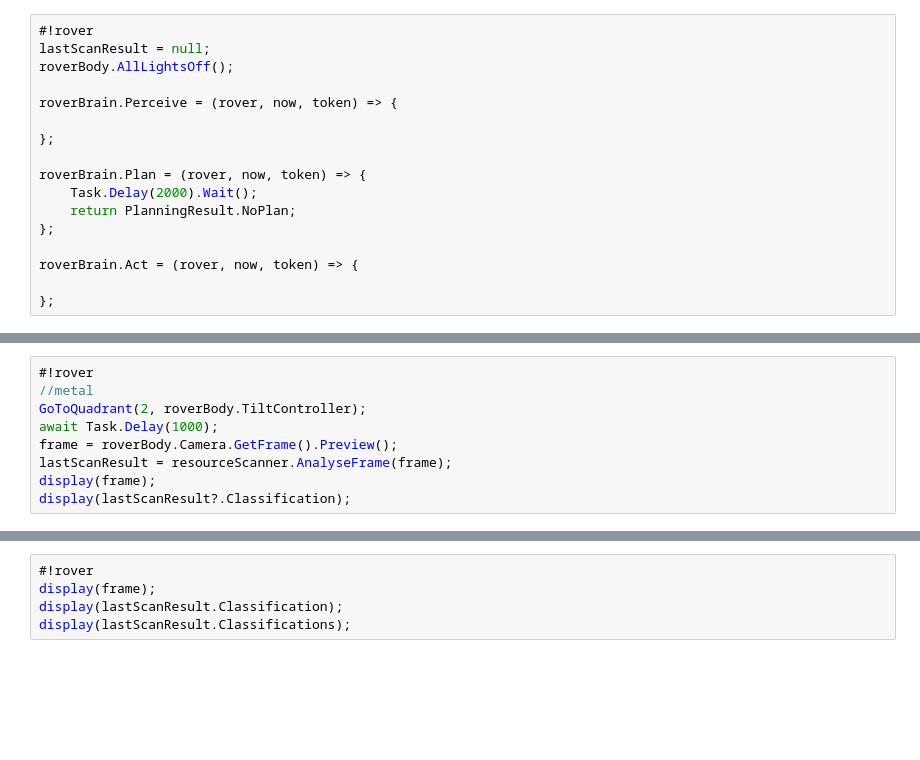
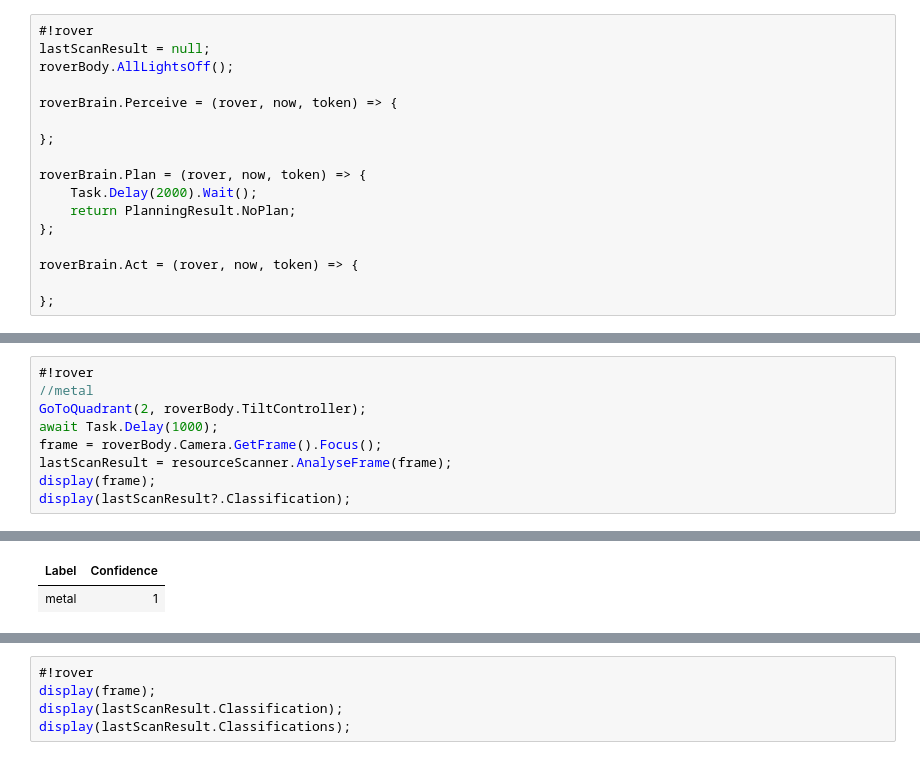
Before and after one commit to pi-top/pi-top-4-.NET-SDK, a Jupyter notebook: examples/notebooks/remoteRover.ipynb, the cells around one changed output, grey strips where cells are left out. Cells and saved outputs as stored; diff of their text form; blank space fills up the shorter version.

```diff
--- a/examples/notebooks/remoteRover.ipynb
+++ b/examples/notebooks/remoteRover.ipynb
@@ -76,7 +86,8 @@ display(lastScanResult?.Classification);
 //metal
 GoToQuadrant(2, roverBody.TiltController);
 await Task.Delay(1000);
-frame = roverBody.Camera.GetFrame().Preview();
+frame = roverBody.Camera.GetFrame().Focus();
 lastScanResult = resourceScanner.AnalyseFrame(frame);
 display(frame);
 display(lastScanResult?.Classification);
+# %% [output]
@@ -83,3 +95,5 @@ display(lastScanResult?.Classification);
+| Label | Confidence |
+| metal | 1 |
 # %%
 #!rover
 //grass
```
Also changed, not shown: parts of 6 cells of this notebook, 1 other file.
